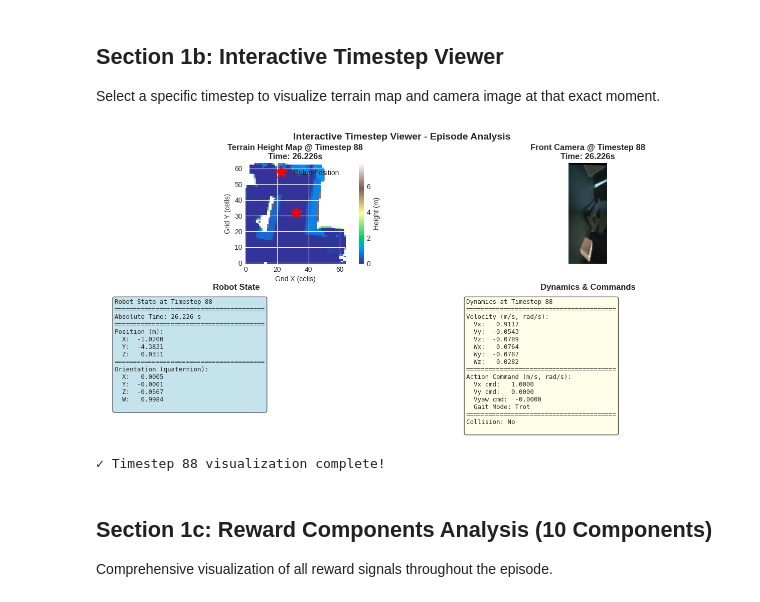
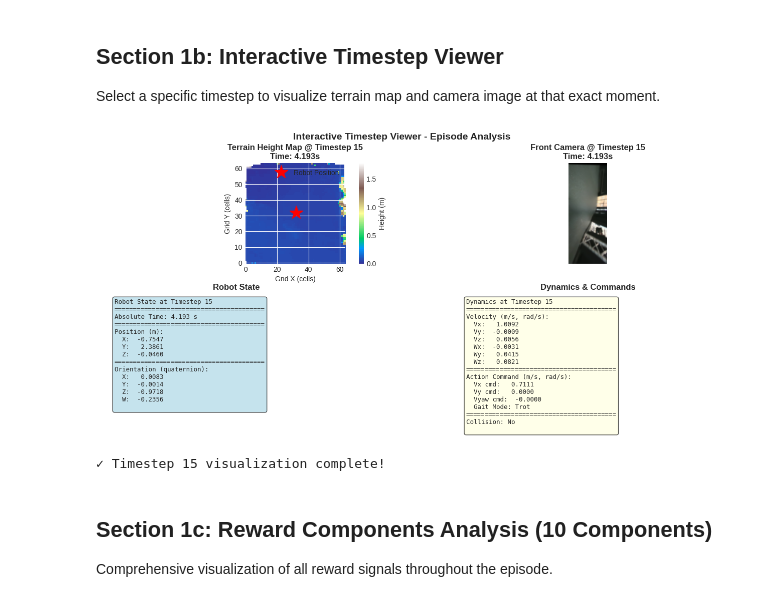
Before and after one commit to mauheems/DreamerV3_On_SPOT_MasterThesis, a Jupyter notebook: dreamer_SPOT_implementation/notebooks/reward_computation.ipynb, the cells around one changed output. Saved outputs shown, nothing was run; the diff lists cells and outputs as text; code cells hidden in the pictures.

```diff
--- a/dreamer_SPOT_implementation/notebooks/reward_computation.ipynb
+++ b/dreamer_SPOT_implementation/notebooks/reward_computation.ipynb
@@ -689,7 +509,7 @@ RewardComputer class defined!
 Select a specific timestep to visualize terrain map and camera image at that exact moment.
 # %%
         # ===== TIMESTEP SELECTOR - Edit this variable to view any timestep =====
-        selected_timestep = 88  # Change this to any valid timestep (0 to n_steps-1)
+        selected_timestep = 15  # Change this to any valid timestep (0 to n_steps-1)
         # =========================================================================
 
         if episode_data and n_steps > 0:
@@ -775,35 +595,35 @@ Select a specific timestep to visualize terrain map and camera image at that exa
                     f"  Wz: {velocities[idx, 5]:8.4f}\n"
                     f"{'='*40}\n"
                     f"Action Command (m/s, rad/s):\n"
                     f"  Vx cmd: {actions[idx, 0]:8.4f}\n"
                     f"  Vy cmd: {actions[idx, 1]:8.4f}\n"
                     f"  Vyaw cmd: {actions[idx, 2]:8.4f}\n"
                     f"  Gait Mode: {gait_mode}\n"
                     f"{'='*40}\n"
                 )
 
                 # Add collision info if available
                 if collision_events is not None and idx < len(collision_events):
                     collision_str = 'YES ⚠️' if collision_events[idx] else 'No'
                     vel_action_text += f"Collision: {collision_str}\n"
 
                 ax4.text(0.05, 0.95, vel_action_text, fontsize=9, family='monospace',
                         transform=ax4.transAxes, va='top',
                         bbox=dict(boxstyle='round', facecolor='lightyellow', alpha=0.7))
                 ax4.axis('off')
                 ax4.set_title('Dynamics & Commands', fontsize=12, fontweight='bold')
 
                 fig.suptitle(f'Interactive Timestep Viewer - Episode Analysis', fontsize=14, fontweight='bold')
                 plt.savefig(f'/home/maurits-heemskerk/Documents/Uni/Master_Thesis/dreamer_SPOT_implementation/notebooks/timestep_{idx}_viewer.png',
                             dpi=150, bbox_inches='tight')
                 plt.show()
 
                 print(f"✓ Timestep {idx} visualization complete!")
         else:
             print("Cannot visualize: no episode data available or n_steps is 0")
 # %% [output]
-[figure, old version]
+[figure, new version]
-✓ Timestep 88 visualization complete!
+✓ Timestep 15 visualization complete!
 # %% [markdown]
 ## Section 1c: Reward Components Analysis (10 Components)
 
```
Also changed, not shown: parts of 15 cells of this notebook, 27 other files.
